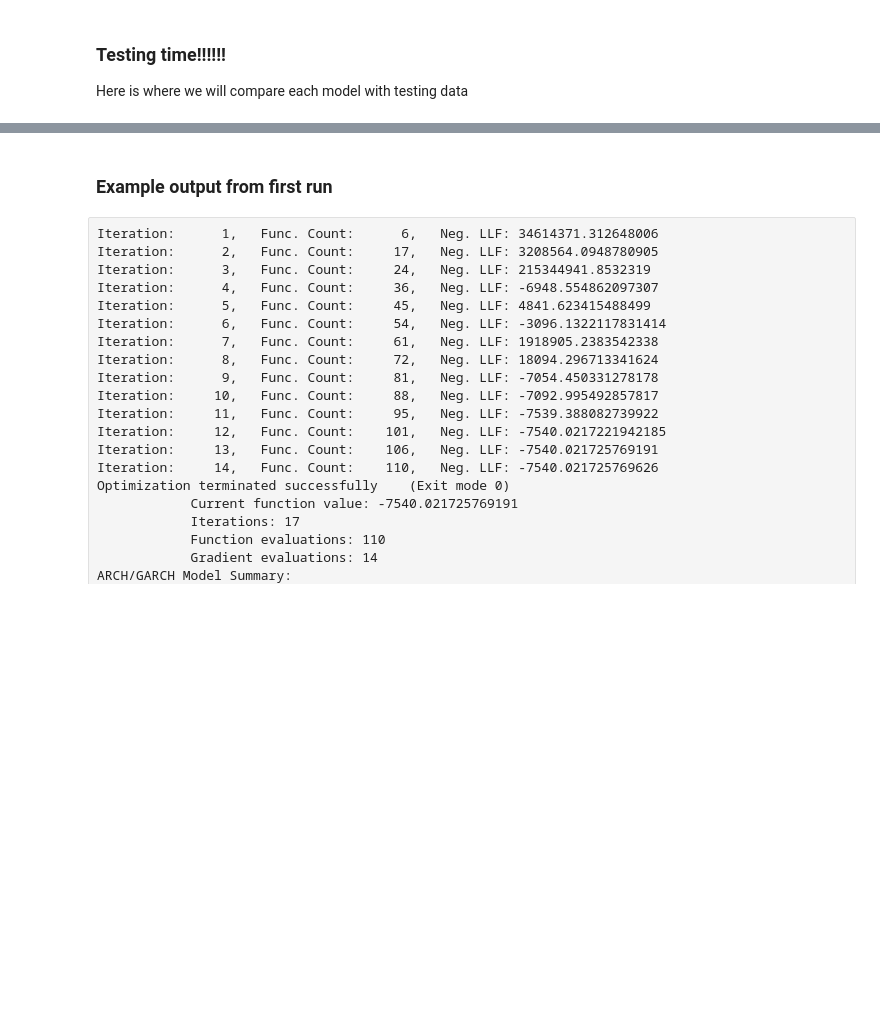
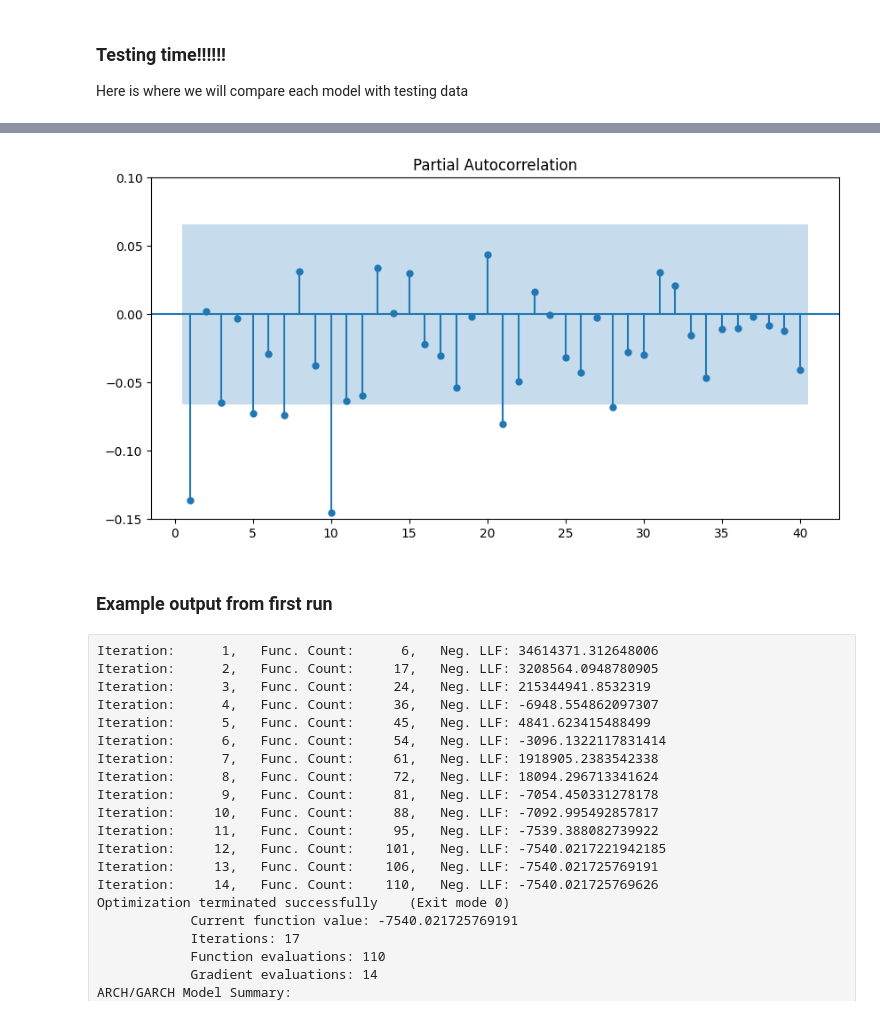
Before and after one commit to pbrowne011/vixproject, a Jupyter notebook: vix_models.ipynb, the cells around one changed output, grey strips where cells are left out. Cells and saved outputs as stored; diff of their text form; code cells hidden in the pictures; blank space fills up the shorter version.

```diff
--- a/vix_models.ipynb
+++ b/vix_models.ipynb
@@ -397,0 +430,16 @@ to globally set reindex to True and silence this warning.
+# %%
+import statsmodels.graphics.tsaplots as sgt
+
+# Setting the figure size
+plt.rcParams["figure.figsize"] = 10, 5
+
+# PCF Plot for Returns
+fig, ax = plt.subplots()
+sgt.plot_pacf(diff[1:], zero = False, lags = 40, ax=ax)
+
+ax.set_ylim(-0.15, 0.1)
+
+# Displaying the plot
+plt.show()
+# %% [output]
+[figure, added]
```
Also changed, not shown: parts of 12 cells of this notebook.
